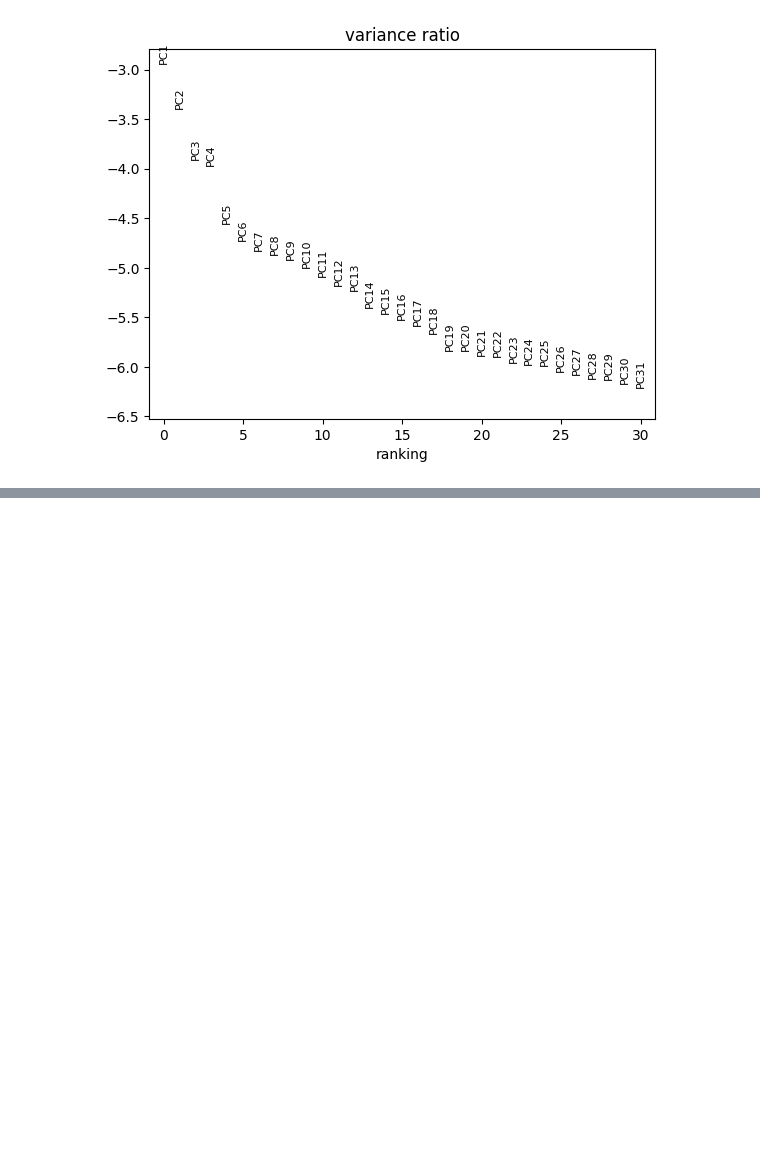
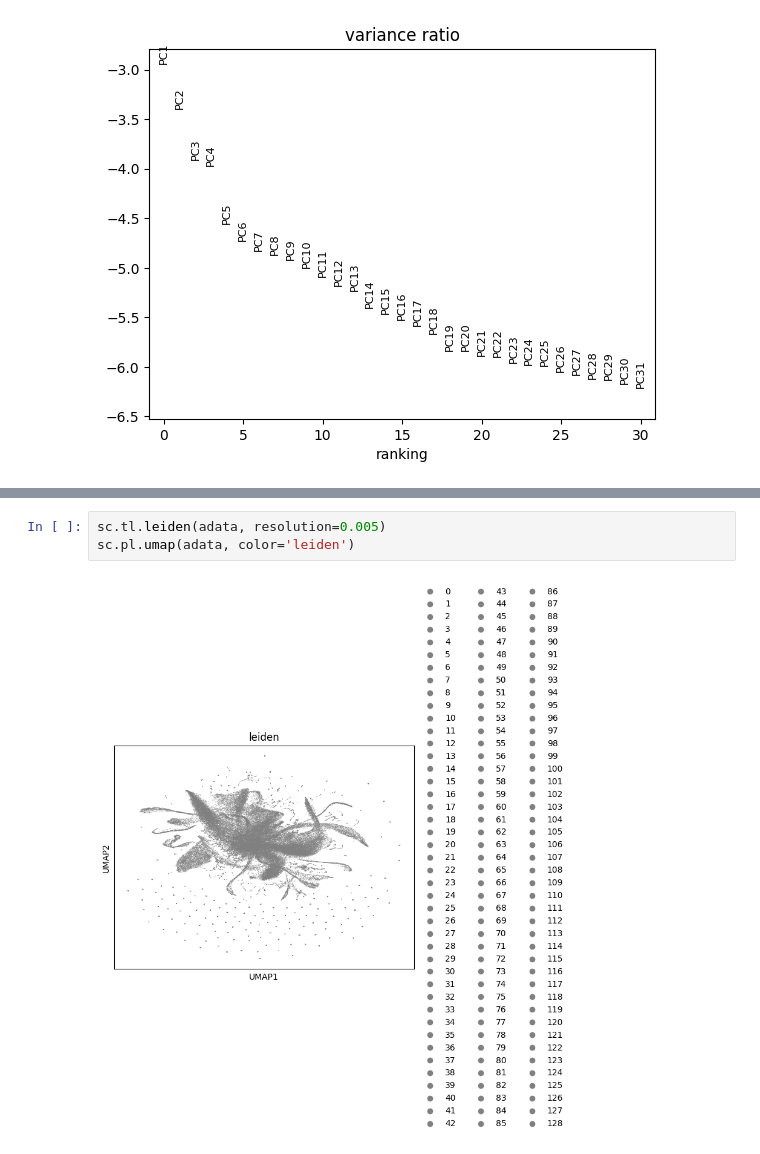
Before and after one commit to boeun02/scRNA-seq-Cancer-Immunology-Analysis, a Jupyter notebook: phase1_scrna/01_geo_pipeline.ipynb, the cells around one changed output, grey strips where cells are left out. Drawn from its saved outputs; the diff is of its cells as text; blank space fills up the shorter version.

```diff
--- a/phase1_scrna/01_geo_pipeline.ipynb
+++ b/phase1_scrna/01_geo_pipeline.ipynb
@@ -200,0 +236,5 @@ sc.pl.pca_variance_ratio(adata, log=True)
+# %%
+sc.tl.leiden(adata, resolution=0.005)
+sc.pl.umap(adata, color='leiden')
+# %% [output]
+[figure, added]
```
Also changed, not shown: parts of 11 cells of this notebook.
